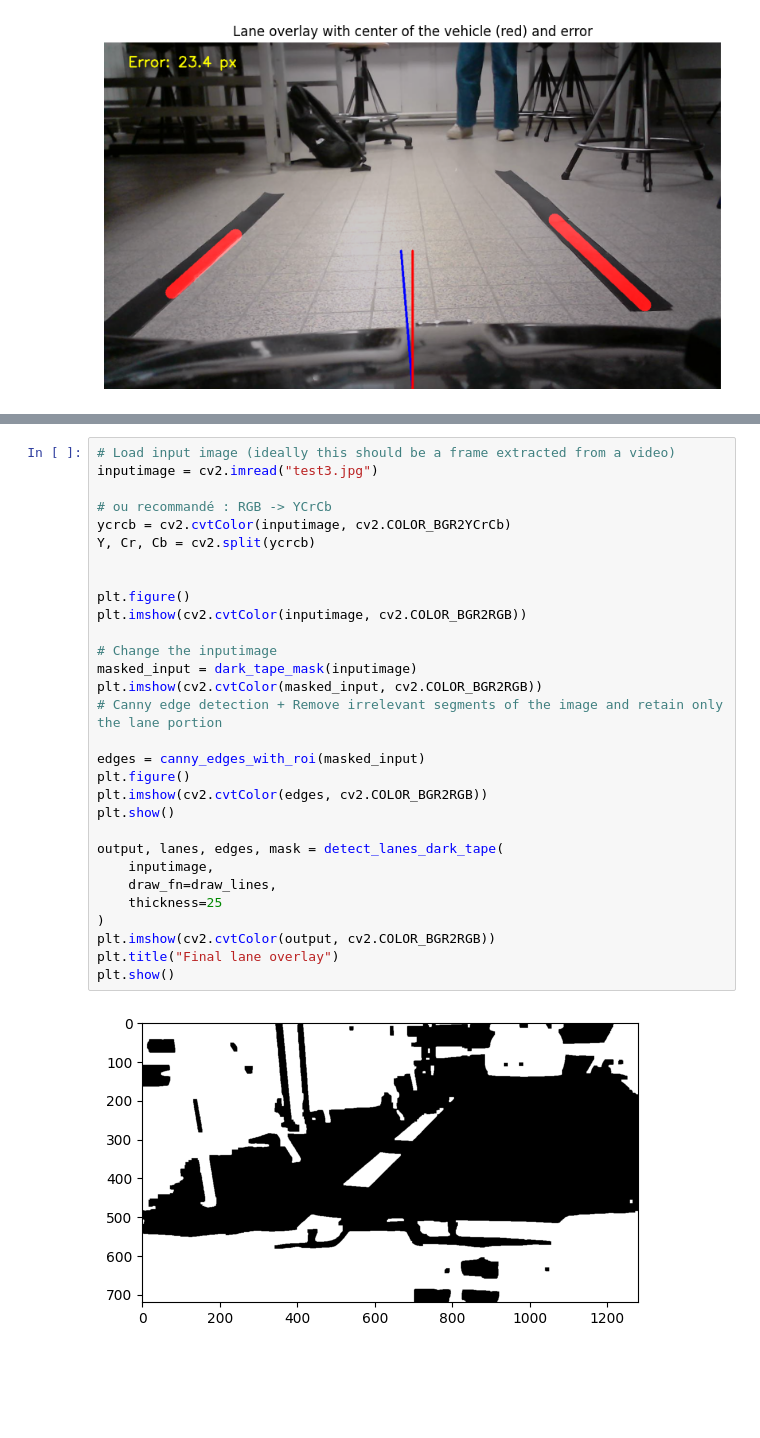
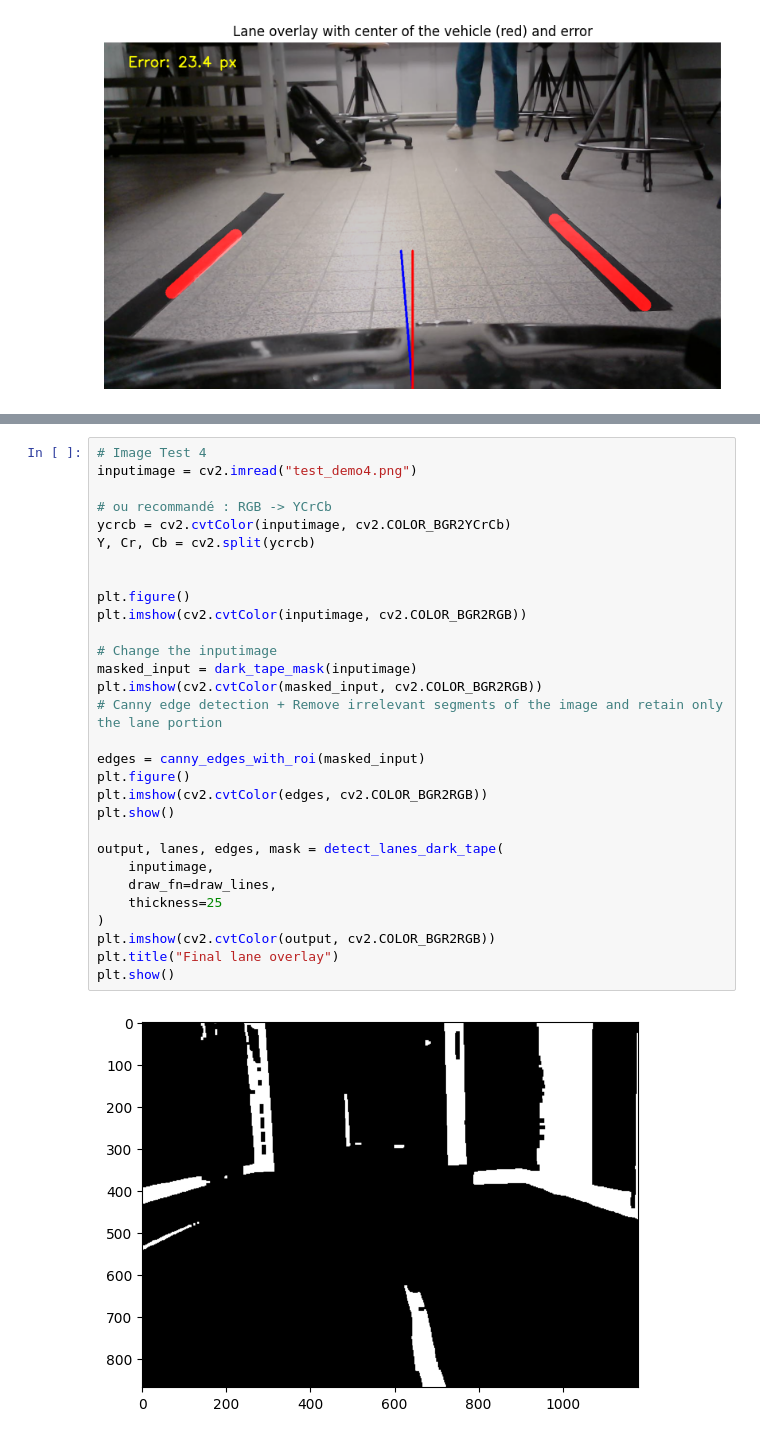
Before and after one commit to pofpifpaf/geicar-kleya, a Jupyter notebook: jetsonNano/ros2_ws/src/lane_detection/resource/Lane-detection-opencv-python/Lane-detection-opencv.ipynb, the cells around one changed output, grey strips where cells are left out. Drawn from its saved outputs; the diff is of its cells as text; blank space fills up the shorter version.

```diff
--- a/jetsonNano/ros2_ws/src/lane_detection/resource/Lane-detection-opencv-python/Lane-detection-opencv.ipynb
+++ b/jetsonNano/ros2_ws/src/lane_detection/resource/Lane-detection-opencv-python/Lane-detection-opencv.ipynb
@@ -532,32 +527,32 @@ plt.show()
 # %%
-# Load input image (ideally this should be a frame extracted from a video)
-inputimage = cv2.imread("test3.jpg")
+# Image Test 4
+inputimage = cv2.imread("test_demo4.png")
 
 # ou recommandé : RGB -> YCrCb
 ycrcb = cv2.cvtColor(inputimage, cv2.COLOR_BGR2YCrCb)
 Y, Cr, Cb = cv2.split(ycrcb)
 
 
 plt.figure()
 plt.imshow(cv2.cvtColor(inputimage, cv2.COLOR_BGR2RGB))
 
 # Change the inputimage
 masked_input = dark_tape_mask(inputimage)
 plt.imshow(cv2.cvtColor(masked_input, cv2.COLOR_BGR2RGB))
 # Canny edge detection + Remove irrelevant segments of the image and retain only the lane portion
 
 edges = canny_edges_with_roi(masked_input)
 plt.figure()
 plt.imshow(cv2.cvtColor(edges, cv2.COLOR_BGR2RGB))
 plt.show()
 
 output, lanes, edges, mask = detect_lanes_dark_tape(
     inputimage,
     draw_fn=draw_lines,
     thickness=25
 )
 plt.imshow(cv2.cvtColor(output, cv2.COLOR_BGR2RGB))
 plt.title("Final lane overlay")
 plt.show()
 # %% [output]
-[figure, old version]
+[figure, new version]
```
Also changed, not shown: parts of 10 cells of this notebook, 4 other files.
